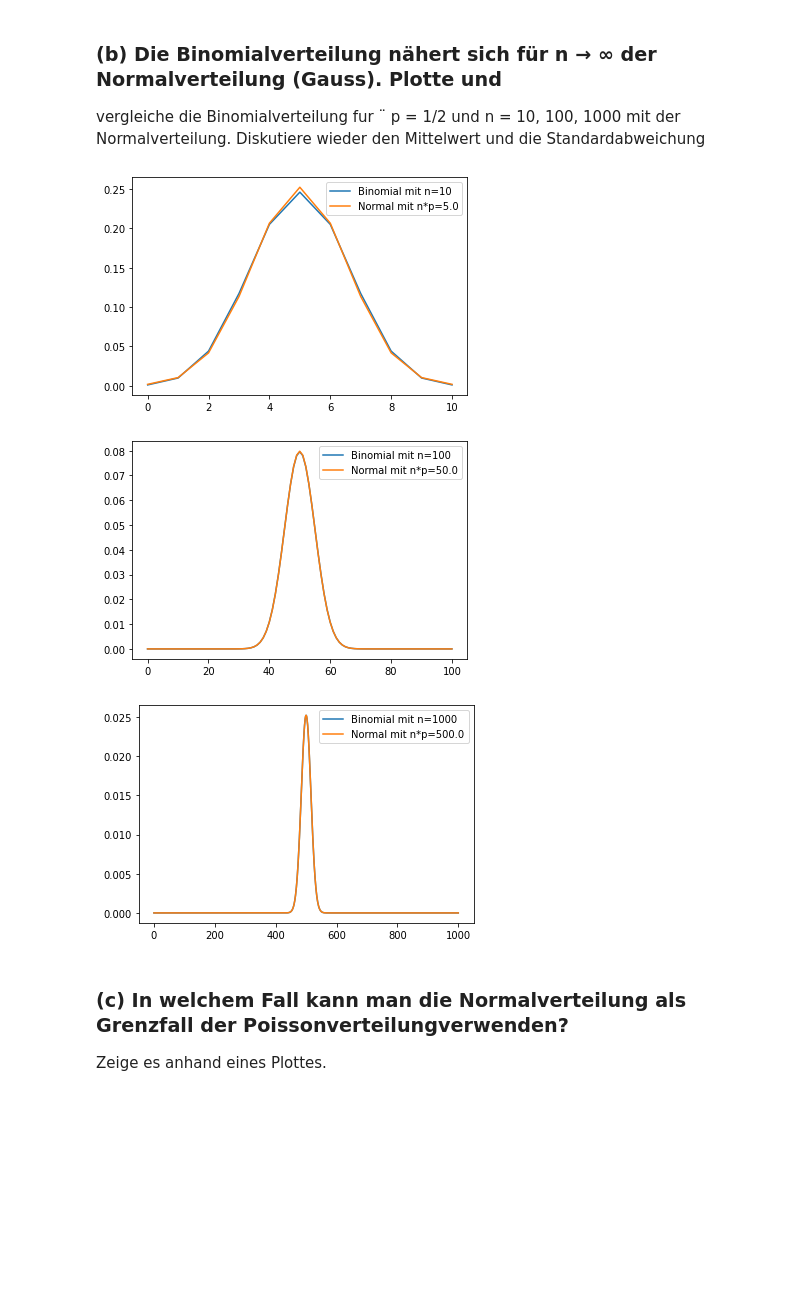
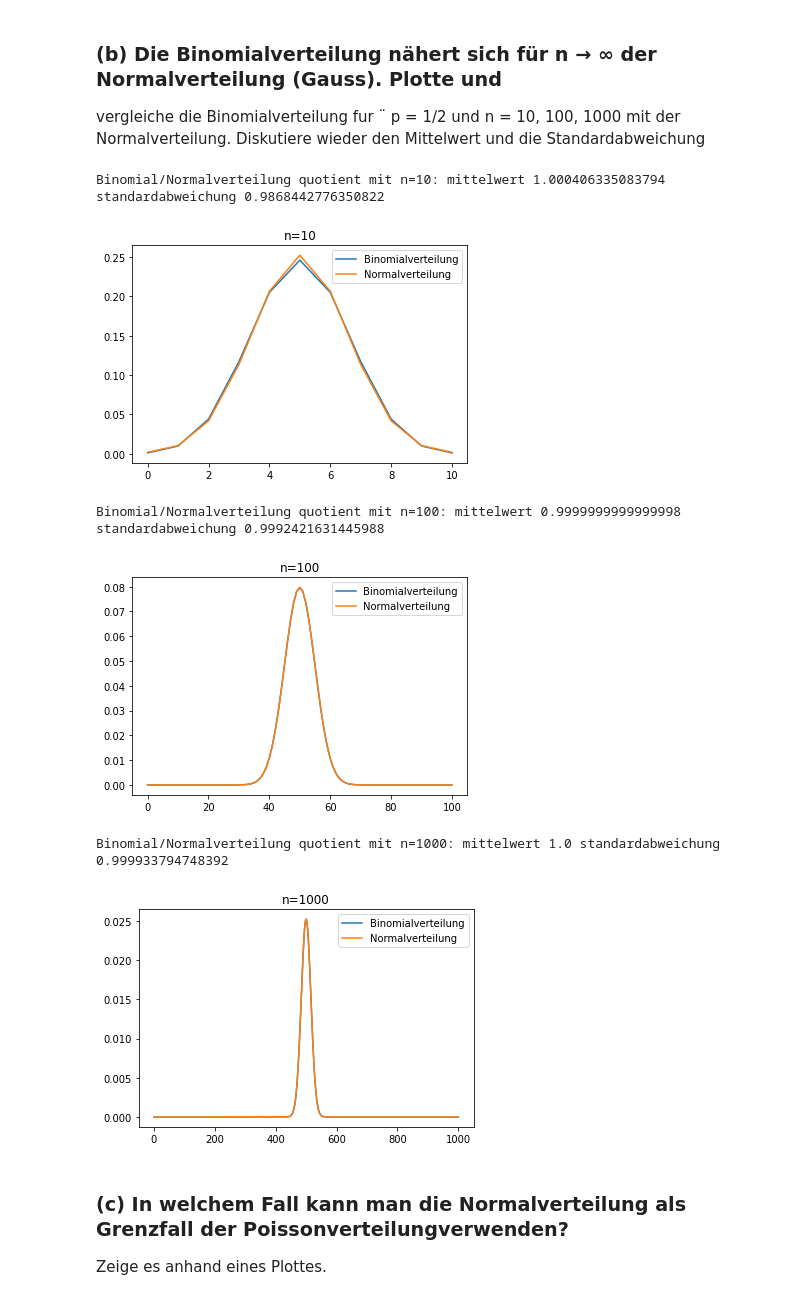
Before and after one commit to emhl/CoPhy2, a Jupyter notebook: Blatt2-Verteilungen/Blatt2-Aufg1.ipynb, the cells around one changed output. Drawn from its saved outputs; the diff is of its cells as text; code cells hidden in the pictures; blank space fills up the shorter version.

```diff
--- a/Blatt2-Verteilungen/Blatt2-Aufg1.ipynb
+++ b/Blatt2-Verteilungen/Blatt2-Aufg1.ipynb
@@ -15,9 +15,10 @@ for n in [2,100,1000]:
     x = np.arange(0, n+1)
     y = stats.binom.pmf(x, n, p)
     z = stats.poisson.pmf(x, n*p)
-
-    plt.plot(x, y,label=f'Binomial mit n={n}')
-    plt.plot(x, z,label=f'Poisson mit n*p={n*p}')
+    plt.plot(x, y, label=f'Binomialverteilung')
+    plt.plot(x, z, label=f'Poissonverteilung')
+    plt.title(f'n={n}')
+    print(f'Binomial/Poisson quotient mit n={n}: mittelwert {np.average(y)/np.average(z)} standardabweichung {np.std(y)/np.std(z)}')
     plt.legend()
     plt.show()
 # %% [output]
@@ -31,18 +35,23 @@ Normalverteilung. Diskutiere wieder den Mittelwert und die Standardabweichung
 # %%
 p = .5
 for n in [10,100,1000]:
     x = np.arange(0, n+1)
     y = stats.binom.pmf(x, n, p)
     z = stats.norm.pdf(x, n*p, m.sqrt(n*p*(1-p)))
 
-    plt.plot(x, y, label=f'Binomial mit n={n}')
-    plt.plot(x, z, label=f'Normal mit n*p={n*p}')
+    plt.plot(x, y, label=f'Binomialverteilung')
+    plt.plot(x, z, label=f'Normalverteilung')
+    plt.title(f'n={n}')
+    print(f'Binomial/Normalverteilung quotient mit n={n}: mittelwert {np.average(y)/np.average(z)} standardabweichung {np.std(y)/np.std(z)}')
     plt.legend()
     plt.show()
 # %% [output]
+Binomial/Normalverteilung quotient mit n=10: mittelwert 1.000406335083794 standardabweichung 0.9868442776350822
-[figure, old version]
+[figure, new version]
+Binomial/Normalverteilung quotient mit n=100: mittelwert 0.9999999999999998 standardabweichung 0.9992421631445988
-[figure, old version]
+[figure, new version]
+Binomial/Normalverteilung quotient mit n=1000: mittelwert 1.0 standardabweichung 0.999933794748392
-[figure, old version]
+[figure, new version]
 # %% [markdown]
 ### (c) In welchem Fall kann man die Normalverteilung als Grenzfall der Poissonverteilungverwenden?
 Zeige es anhand eines Plottes.
```
Also changed, not shown: parts of 2 cells of this notebook.
